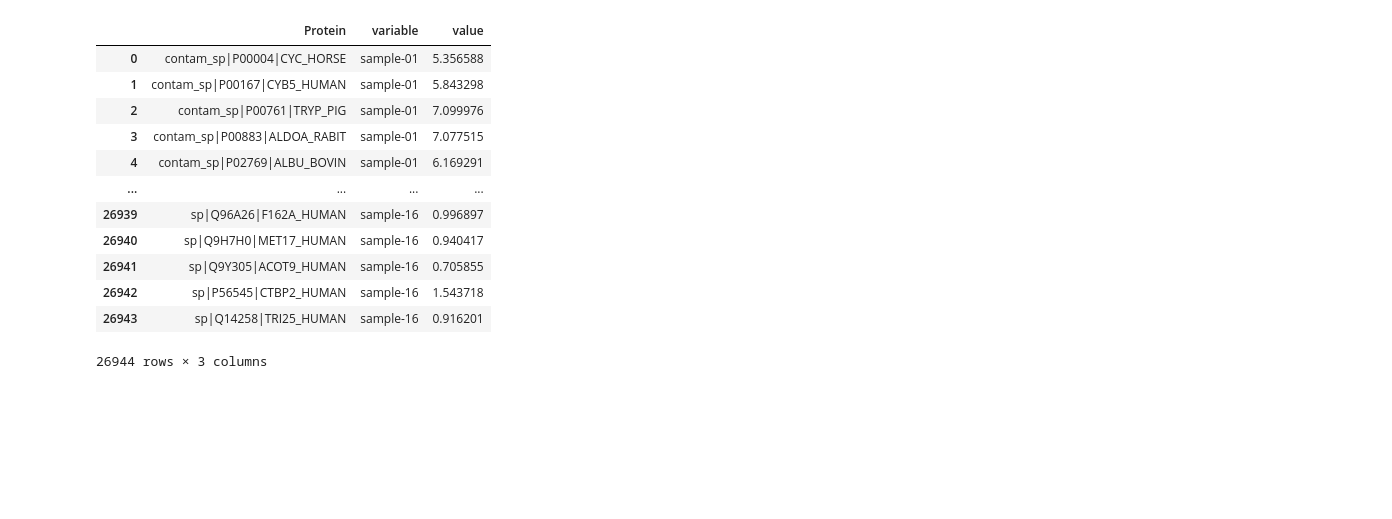
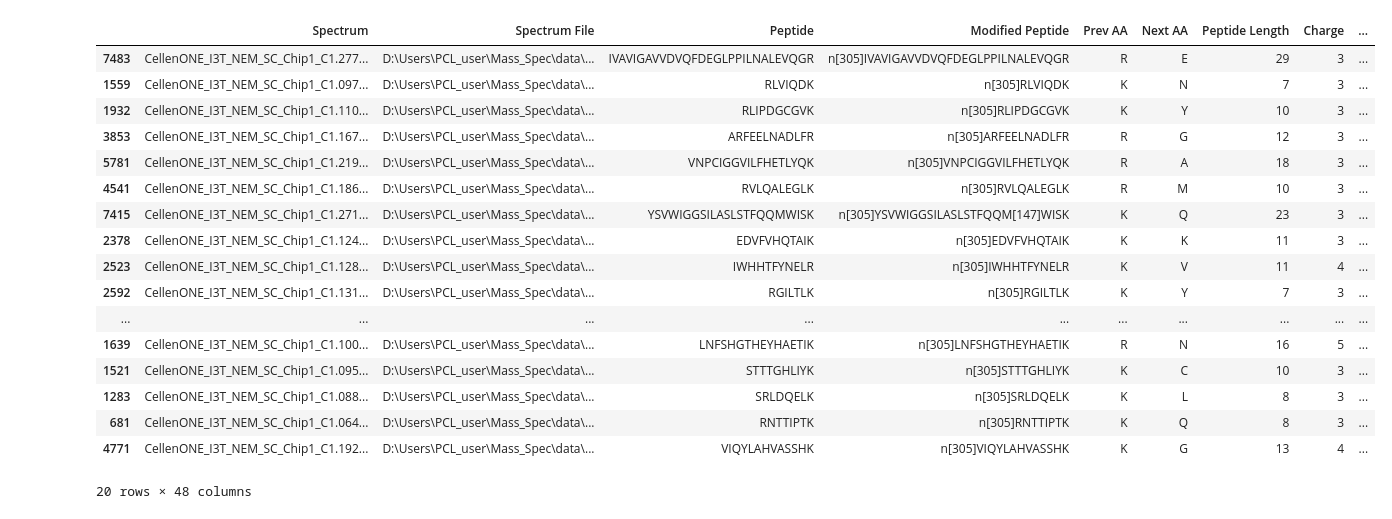
Before and after one commit to PayneLab/TMT_QC, a Jupyter notebook: Protein Abundance Graphic.ipynb, the cells around one changed output. Saved outputs shown, nothing was run; the diff lists cells and outputs as text; code cells hidden in the pictures; blank space fills up the shorter version.

```diff
--- a/Protein Abundance Graphic.ipynb
+++ b/Protein Abundance Graphic.ipynb
@@ -1,49 +1,51 @@
 # %%
 import pandas as pd
 import numpy as np
+import matplotlib
 import matplotlib.pyplot as plt
 import seaborn as sns
 
-prot_df = pd.read_csv('protein.TSV', delimiter = "\t")
-prot_df = prot_df.drop(['Entry Name', 'Gene', 'Length', 'Organism', 'Protein Description', 'Protein Existence', 'Protein Probability', 'Top Peptide Probability',
-                       'Total Peptides', 'Unique Peptides', 'Razor Peptides', 'Total Spectral Count', 'Unique Spectral Count',
-                       'Razor Spectral Count', 'Total Intensity', 'Unique Intensity', 'Razor Intensity', 'Razor Assigned Modifications',
-                       'Razor Observed Modifications', 'Indistinguishable Proteins'], axis=1)
+psm_df = pd.read_csv('psm.TSV', delimiter = "\t")
+# prot_df = prot_df.drop(['Entry Name', 'Gene', 'Length', 'Organism', 'Protein Description', 'Protein Existence', 'Protein Probability', 'Top Peptide Probability',
+#                        'Total Peptides', 'Unique Peptides', 'Razor Peptides', 'Total Spectral Count', 'Unique Spectral Count',
+#                        'Razor Spectral Count', 'Total Intensity', 'Unique Intensity', 'Razor Intensity', 'Razor Assigned Modifications',
+#                        'Razor Observed Modifications', 'Indistinguishable Proteins'], axis=1)
 
-prot_df = pd.melt(prot_df, id_vars=['Protein'], value_vars=["sample-01","sample-02","sample-03","sample-04","sample-05","sample-06","sample-07","sample-08",
-                             "sample-09","sample-10","sample-11","sample-12","sample-13","sample-14","sample-15","sample-16"])
+psm_df = psm_df.rename(columns={'sample-01': '126', 'sample-02': '127C', 'sample-03': '127N', 'sample-04': '128C', 'sample-05': '128N',
+                               'sample-06': '129C', 'sample-07': '129N', 'sample-08': '130C', 'sample-09': '130N', 'sample-10': '131C', 'sample-11': '131N',
+                               'sample-12': '132C', 'sample-13': '132N', 'sample-14': '133C', 'sample-15': '133N', 'sample-16': '134N'})
 
-# prot_df
 
-prot_df["value"] = prot_df["value"].apply(np.log10)
+psm_df = pd.melt(psm_df, id_vars=['Peptide'], value_vars=["126","127C","127N","128C","128N","129C","129N","130C",
+                                                          "130N","131C","131N","132C","132N","133C","133N","134N"])
 
-prot_df
+# DO A COLUMN TITLE SWAP
 
-# plt.figure(figsize=(16, 8.27))
+psm_df["value"] = psm_df["value"].apply(np.log10)
 
-# boxplot = sns.boxplot(data=prot_df, x="variable", y="value",
-#                       order=["sample-01","sample-02","sample-03","sample-04","sample-05","sample-06","sample-07","sample-08",
-#                             "sample-09","sample-10","sample-11","sample-12","sample-13","sample-14","sample-15","sample-16"])
-# boxplot.set_title("Protein Abundance in Single-Cell TMT")
-# boxplot = sns.stripplot(data=ovarian_omics_mutations, x=gene + "_Mutation", y=gene + "_proteomics",jitter=True,
-#                         color=".3",order=["sample-01","sample-02","sample-03","sample-04","sample-05","sample-06","sample-07","sample-08",
-#                                           "sample-09","sample-10","sample-11","sample-12","sample-13","sample-14","sample-15","sample-16"])
-# boxplot.set(xlabel="Sample Number", ylabel="Protein Abundance")
-# boxplot.set_xticklabels(boxplot.get_xticklabels(),rotation=30)
-# plt.show()
+# psm_df
-# %% [output]
-|  | Protein | variable | value |
-| 0 | contam_sp|P00004|CYC_HORSE | sample-01 | 5.356588 |
-| 1 | contam_sp|P00167|CYB5_HUMAN | sample-01 | 5.843298 |
-| 2 | contam_sp|P00761|TRYP_PIG | sample-01 | 7.099976 |
-| 3 | contam_sp|P00883|ALDOA_RABIT | sample-01 | 7.077515 |
-| 4 | contam_sp|P02769|ALBU_BOVIN | sample-01 | 6.169291 |
-| ... | ... | ... | ... |
-| 26939 | sp|Q96A26|F162A_HUMAN | sample-16 | 0.996897 |
-| 26940 | sp|Q9H7H0|MET17_HUMAN | sample-16 | 0.940417 |
-| 26941 | sp|Q9Y305|ACOT9_HUMAN | sample-16 | 0.705855 |
-| 26942 | sp|P56545|CTBP2_HUMAN | sample-16 | 1.543718 |
-| 26943 | sp|Q14258|TRI25_HUMAN | sample-16 | 0.916201 |
-26944 rows × 3 columns
+# %%
+psm_df = psm_df.sort_values(by=['Boost_Spillover'], ascending=False)
+psm_df = psm_df.drop(['131C', '131N', '132C', '132N', '133C', '133N', '134N'], axis = 1)
+psm_df.head(20)
+# %% [output]
+|  | Spectrum | Spectrum File | Peptide | Modified Peptide | Prev AA | Next AA | Peptide Length | Charge | ... |
+| 7483 | CellenONE_I3T_NEM_SC_Chip1_C1.277... | D:\Users\PCL_user\Mass_Spec\data\... | IVAVIGAVVDVQFDEGLPPILNALEVQGR | n[305]IVAVIGAVVDVQFDEGLPPILNALEVQGR | R | E | 29 | 3 | ... |
+| 1559 | CellenONE_I3T_NEM_SC_Chip1_C1.097... | D:\Users\PCL_user\Mass_Spec\data\... | RLVIQDK | n[305]RLVIQDK | K | N | 7 | 3 | ... |
+| 1932 | CellenONE_I3T_NEM_SC_Chip1_C1.110... | D:\Users\PCL_user\Mass_Spec\data\... | RLIPDGCGVK | n[305]RLIPDGCGVK | K | Y | 10 | 3 | ... |
+| 3853 | CellenONE_I3T_NEM_SC_Chip1_C1.167... | D:\Users\PCL_user\Mass_Spec\data\... | ARFEELNADLFR | n[305]ARFEELNADLFR | R | G | 12 | 3 | ... |
+| 5781 | CellenONE_I3T_NEM_SC_Chip1_C1.219... | D:\Users\PCL_user\Mass_Spec\data\... | VNPCIGGVILFHETLYQK | n[305]VNPCIGGVILFHETLYQK | R | A | 18 | 3 | ... |
+| 4541 | CellenONE_I3T_NEM_SC_Chip1_C1.186... | D:\Users\PCL_user\Mass_Spec\data\... | RVLQALEGLK | n[305]RVLQALEGLK | R | M | 10 | 3 | ... |
+| 7415 | CellenONE_I3T_NEM_SC_Chip1_C1.271... | D:\Users\PCL_user\Mass_Spec\data\... | YSVWIGGSILASLSTFQQMWISK | n[305]YSVWIGGSILASLSTFQQM[147]WISK | K | Q | 23 | 3 | ... |
+| 2378 | CellenONE_I3T_NEM_SC_Chip1_C1.124... | D:\Users\PCL_user\Mass_Spec\data\... | EDVFVHQTAIK | n[305]EDVFVHQTAIK | K | K | 11 | 3 | ... |
+| 2523 | CellenONE_I3T_NEM_SC_Chip1_C1.128... | D:\Users\PCL_user\Mass_Spec\data\... | IWHHTFYNELR | n[305]IWHHTFYNELR | K | V | 11 | 4 | ... |
+| 2592 | CellenONE_I3T_NEM_SC_Chip1_C1.131... | D:\Users\PCL_user\Mass_Spec\data\... | RGILTLK | n[305]RGILTLK | K | Y | 7 | 3 | ... |
+| ... | ... | ... | ... | ... | ... | ... | ... | ... | ... |
+| 1639 | CellenONE_I3T_NEM_SC_Chip1_C1.100... | D:\Users\PCL_user\Mass_Spec\data\... | LNFSHGTHEYHAETIK | n[305]LNFSHGTHEYHAETIK | R | N | 16 | 5 | ... |
+| 1521 | CellenONE_I3T_NEM_SC_Chip1_C1.095... | D:\Users\PCL_user\Mass_Spec\data\... | STTTGHLIYK | n[305]STTTGHLIYK | K | C | 10 | 3 | ... |
+| 1283 | CellenONE_I3T_NEM_SC_Chip1_C1.088... | D:\Users\PCL_user\Mass_Spec\data\... | SRLDQELK | n[305]SRLDQELK | K | L | 8 | 3 | ... |
+| 681 | CellenONE_I3T_NEM_SC_Chip1_C1.064... | D:\Users\PCL_user\Mass_Spec\data\... | RNTTIPTK | n[305]RNTTIPTK | K | Q | 8 | 3 | ... |
+| 4771 | CellenONE_I3T_NEM_SC_Chip1_C1.192... | D:\Users\PCL_user\Mass_Spec\data\... | VIQYLAHVASSHK | n[305]VIQYLAHVASSHK | K | G | 13 | 4 | ... |
+20 rows × 48 columns
 # %%
 plt.figure(figsize=(16, 8.27))
```
Also changed, not shown: parts of 2 cells of this notebook, 3 other files.
